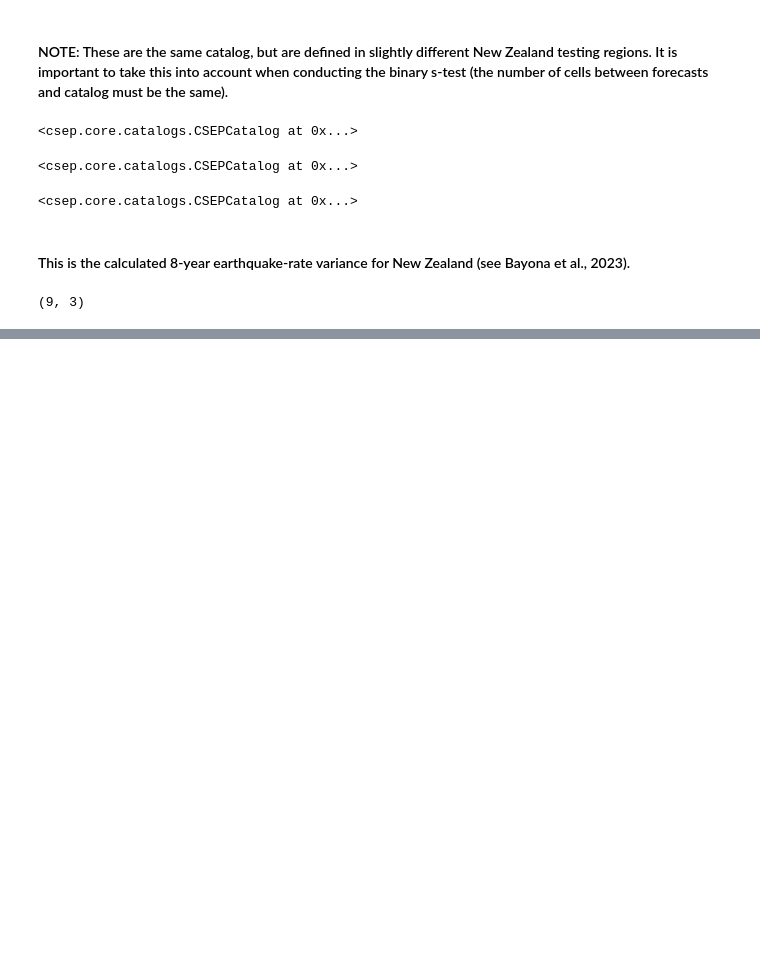
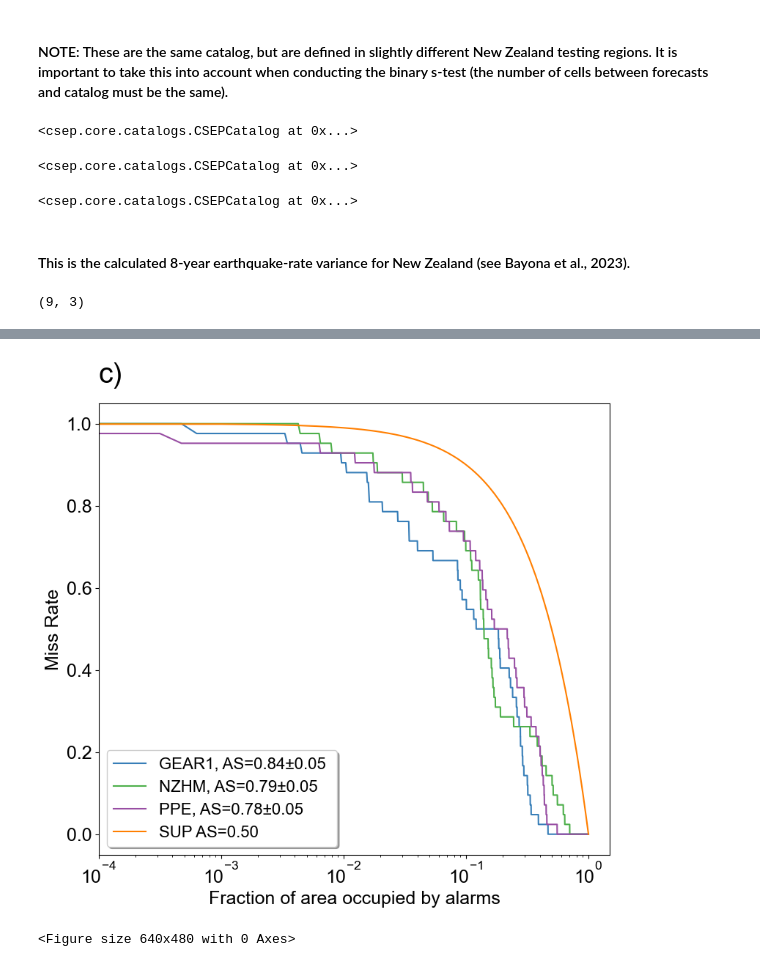
Before and after one commit to KennyGraham1/pyCSEP_followup_paper, a Jupyter notebook: pycsep paper clean.ipynb, the cells around one changed output, grey strips where cells are left out. Cells and saved outputs as stored; diff of their text form; code cells hidden in the pictures; blank space fills up the shorter version.

```diff
--- a/pycsep paper clean.ipynb
+++ b/pycsep paper clean.ipynb
@@ -676,0 +1117,10 @@ plt.savefig('./output/roc_curves.png', dpi=150, bbox_inches = 'tight')
+# %%
+
+ax2=plot_contingency_Molchan([GEAR1NZ_f, NZHM_f, PPE_f], [catalogue_NZ, catalogue_NZP], axes=None, plot_uniform=True,
+             savepdf=False,
+             savepng=True, show=True,
+             plot_args=None)
+plt.savefig('./output/contingency_molchan_curves.png', dpi=150, bbox_inches = 'tight')
+# %% [output]
+[figure, added]
+<Figure size 640x480 with 0 Axes>
```
Also changed, not shown: parts of 8 cells of this notebook.
